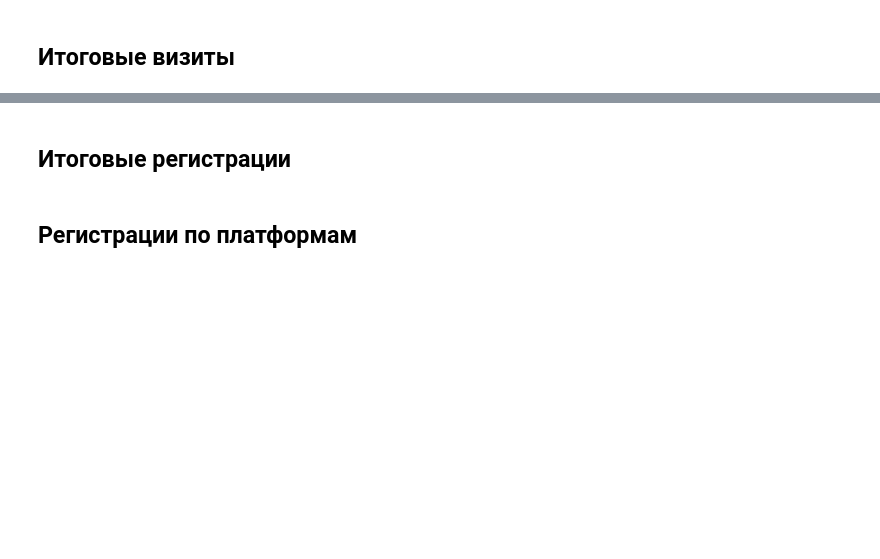
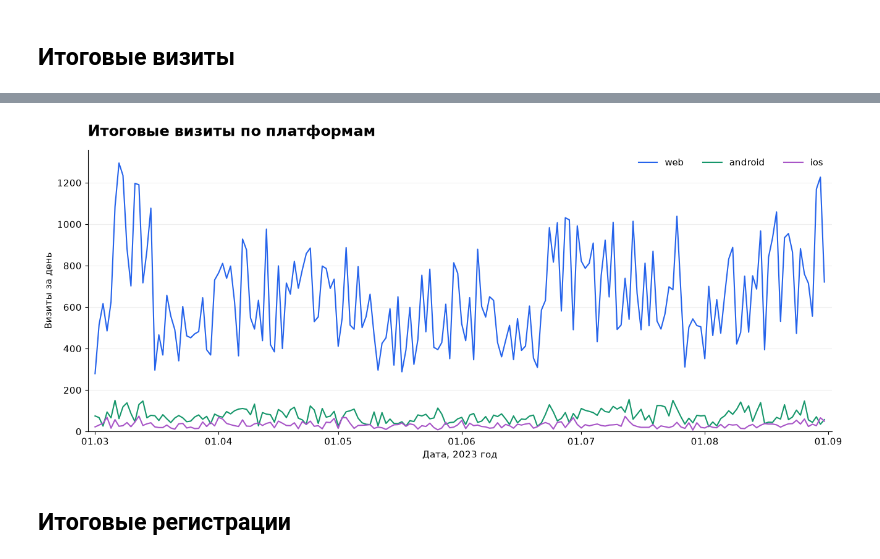
Before and after one commit to hypnozer/python-for-data-analysts-project-100, a Jupyter notebook: charts_project.ipynb, the cells around one changed output, grey strips where cells are left out. Saved outputs shown, nothing was run; the diff lists cells and outputs as text; code cells hidden in the pictures; blank space fills up the shorter version.

```diff
--- a/charts_project.ipynb
+++ b/charts_project.ipynb
@@ -115,0 +35,28 @@ conversion.head()
+# %%
+def fetch_api_data(endpoint, expected_columns):
+    response = requests.get(
+        f"{API_BASE_URL}/{endpoint}",
+        params=API_PERIOD,
+        timeout=120,
+    )
+    response.raise_for_status()
+    records = response.json()
+    if not isinstance(records, list):
+        raise ValueError(f"{endpoint}: ожидался JSON-массив записей")
+    if not all(isinstance(record, dict) for record in records):
+        raise ValueError(f"{endpoint}: каждая запись должна быть JSON-объектом")
+    if not all(set(expected_columns).issubset(record) for record in records):
+        raise ValueError(f"{endpoint}: в записях отсутствуют обязательные поля")
+
+    frame = pd.DataFrame(records, columns=expected_columns).astype("string")
+    print(f"{endpoint}: HTTP {response.status_code}, строк: {len(frame):,}")
+    return frame
+
+
+api_visits = fetch_api_data(
+    "visits", ["visit_id", "platform", "user_agent", "datetime"]
+)
+api_registrations = fetch_api_data(
+    "registrations",
+    ["user_id", "email", "platform", "registration_type", "datetime"],
+)
@@ -240,2 +237,11 @@ plt.close(fig)
+# %%
+fig, ax = new_chart("Итоговые визиты по платформам", "Визиты за день")
+for platform, color in platform_colors.items():
+    series = conversion.loc[conversion["platform"].eq(platform)].set_index("date_group")["visits"]
+    ax.plot(series.index, series, label=platform, color=color, linewidth=1.5)
+ax.legend(frameon=False, ncol=3)
+save_chart(fig, "visits_by_platform.png")
+# %% [output]
+[figure, added]
 # %% [markdown]
 ## Итоговые регистрации
@@ -259,2 +247,0 @@ plt.close(fig)
-# %% [markdown]
-## Регистрации по платформам
```
Also changed, not shown: parts of 46 cells of this notebook, 5 other files.
